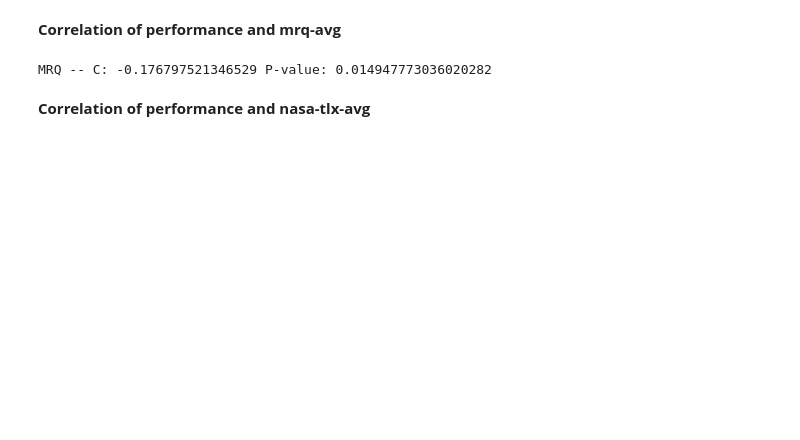
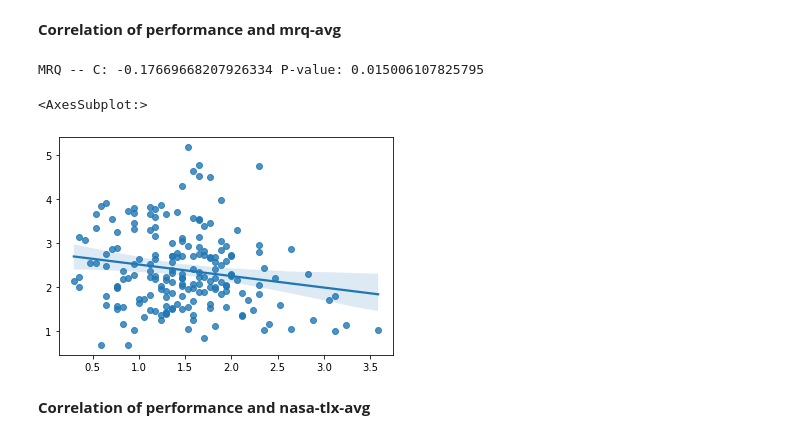
Before and after one commit to ebi-b/MWL-Dataset-Analysis, a Jupyter notebook: first_task_analysis.ipynb, the cells around one changed output. Drawn from its saved outputs; the diff is of its cells as text; code cells hidden in the pictures; blank space fills up the shorter version.

```diff
--- a/first_task_analysis.ipynb
+++ b/first_task_analysis.ipynb
@@ -890,8 +984,11 @@ throughput_t_pq=np.array( cleaned_throughput_pq)
 # %%
 cmrq,pmrq = stats.pearsonr(mrq_t_pq_avg, throughput_t_pq)
 print("MRQ -- C: "+str(cmrq)+" P-value: "+str(pmrq))
+sns.regplot(x=mrq_t_pq_avg, y=throughput_t_pq)
 # %% [output]
-MRQ -- C: -0.176797521346529 P-value: 0.014947773036020282
+MRQ -- C: -0.17669668207926334 P-value: 0.015006107825795
+<AxesSubplot:>
+[figure, added]
 # %% [markdown]
 <b> Correlation of performance and nasa-tlx-avg
 # %%
```
Also changed, not shown: parts of 59 cells of this notebook, 1 other file.
